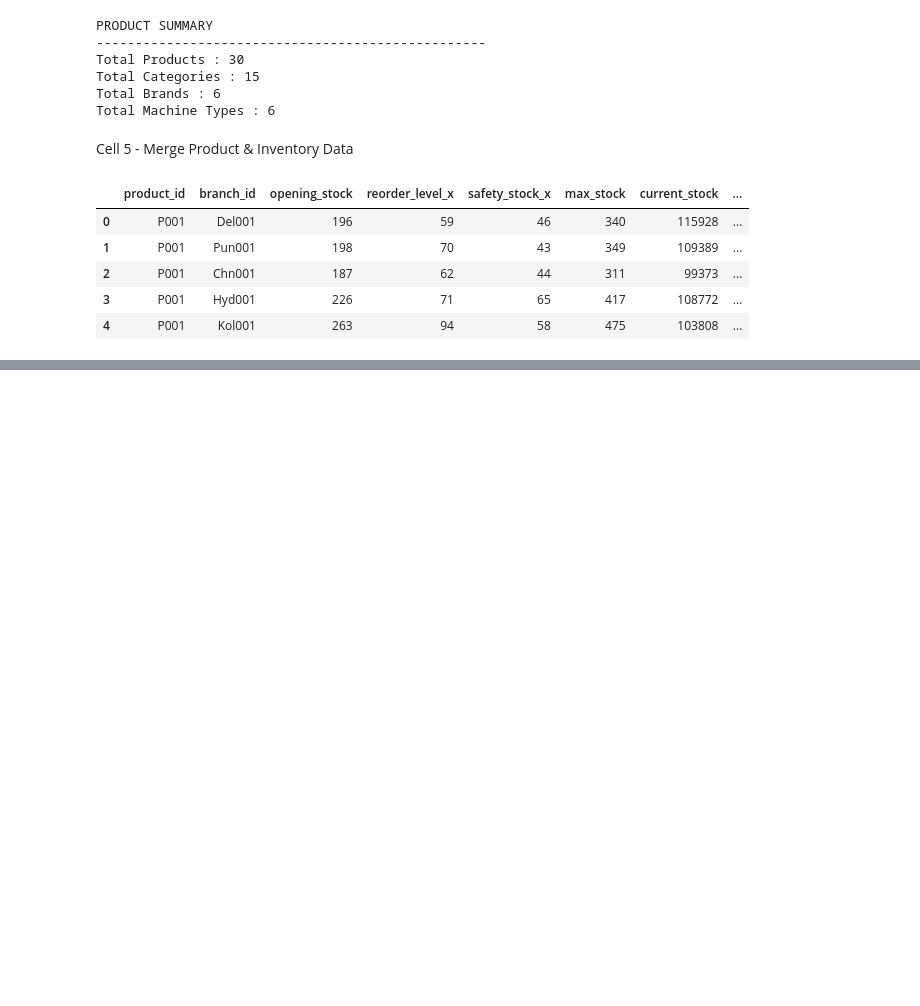
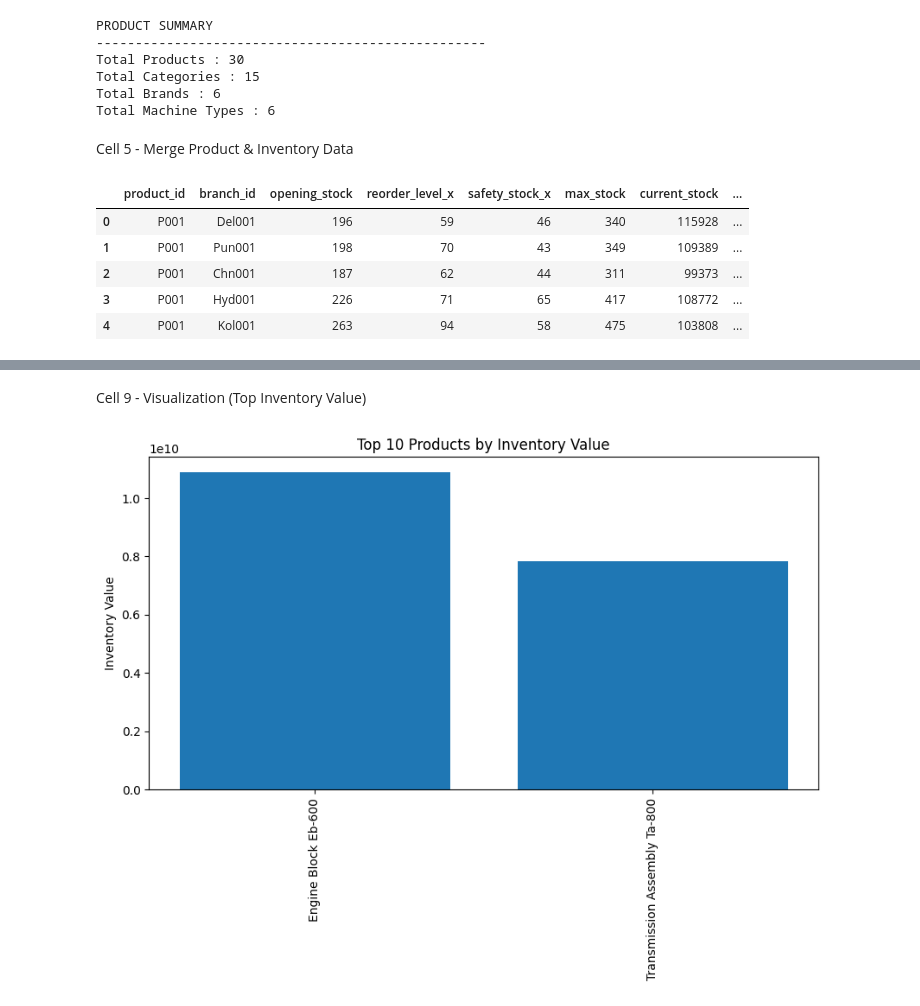
Before and after one commit to Riya-1923/Heavy-Supplier-Warehouse-Analytics, a Jupyter notebook: notebooks/Week3_Product_Inventory_Analysis.ipynb, the cells around one changed output, grey strips where cells are left out. Drawn from its saved outputs; the diff is of its cells as text; code cells hidden in the pictures; blank space fills up the shorter version.

Commit message:
Add Week 3 product and inventory analytics

```diff
--- a/notebooks/Week3_Product_Inventory_Analysis.ipynb
+++ b/notebooks/Week3_Product_Inventory_Analysis.ipynb
@@ -70,0 +73,13 @@ inventory_product.head()
+# %%
+inventory_product["inventory_value"] = (
+    inventory_product["current_stock"] *
+    inventory_product["unit_cost"]
+)
+
+inventory_product[[
+    "product_id",
+    "product_name",
+    "current_stock",
+    "unit_cost",
+    "inventory_value"
+]].head()
@@ -70,0 +118,12 @@ inventory_product.head()
+# %%
+top_inventory = inventory_product.sort_values(
+    by="inventory_value",
+    ascending=False
+).head(10)
+
+top_inventory[[
+    "product_name",
+    "category",
+    "current_stock",
+    "inventory_value"
+]]
@@ -70,0 +142,19 @@ inventory_product.head()
+# %% [markdown]
+Cell 9 - Visualization (Top Inventory Value)
+# %%
+plt.figure(figsize=(10,5))
+
+plt.bar(
+    top_inventory["product_name"],
+    top_inventory["inventory_value"]
+)
+
+plt.xticks(rotation=90)
+
+plt.title("Top 10 Products by Inventory Value")
+
+plt.ylabel("Inventory Value")
+
+plt.show()
+# %% [output]
+[figure, added]
```
Also changed, not shown: parts of 8 cells of this notebook.
